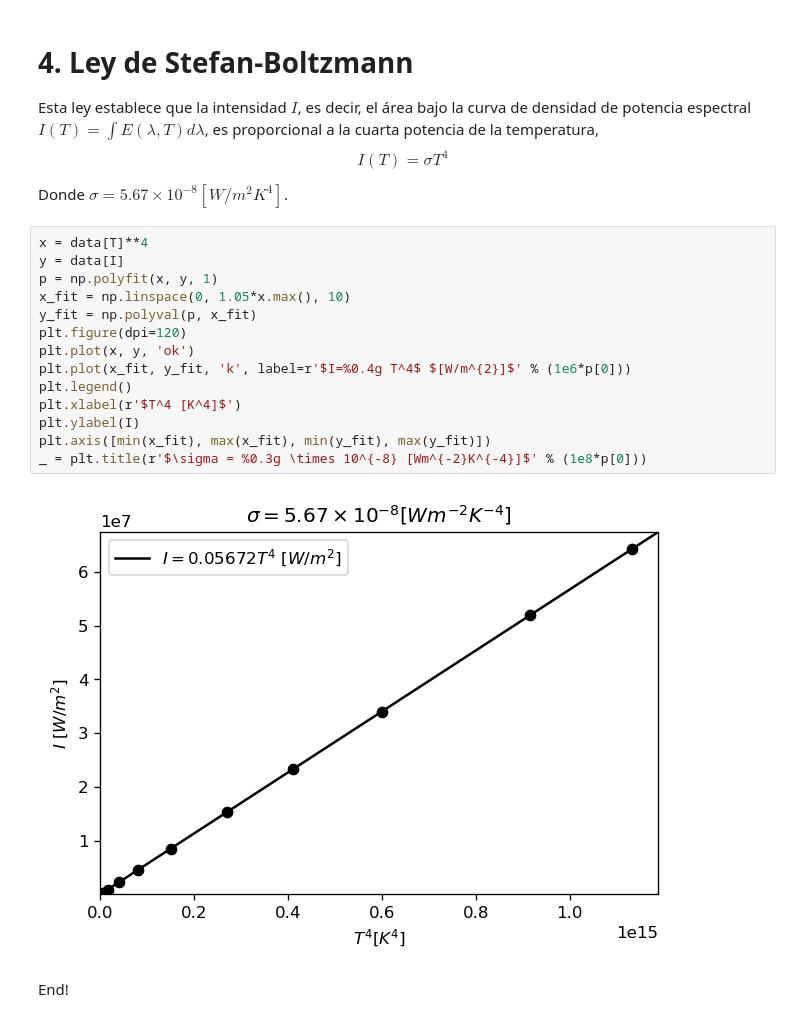
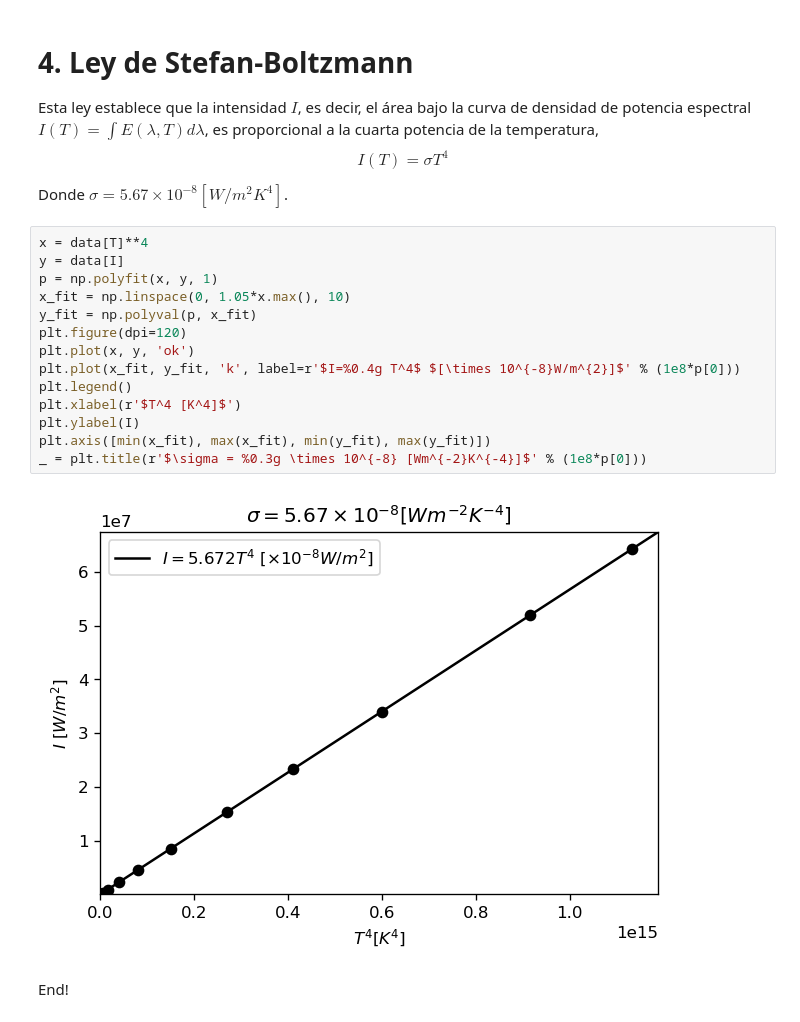
Before and after one commit to davidalejandromiranda/laboratorios-fisica, a Jupyter notebook: f3/i5_Radiacion_cuerpo_negro_datos_PhET.ipynb, the cells around one changed output. Saved outputs shown, nothing was run; the diff lists cells and outputs as text.

```diff
--- a/f3/i5_Radiacion_cuerpo_negro_datos_PhET.ipynb
+++ b/f3/i5_Radiacion_cuerpo_negro_datos_PhET.ipynb
@@ -95,18 +95,18 @@ Donde $\sigma = 5.67\times 10^{-8} [W/m^2K^4]$.
 # %%
 x = data[T]**4
 y = data[I]
 p = np.polyfit(x, y, 1)
 x_fit = np.linspace(0, 1.05*x.max(), 10)
 y_fit = np.polyval(p, x_fit)
 plt.figure(dpi=120)
 plt.plot(x, y, 'ok')
-plt.plot(x_fit, y_fit, 'k', label=r'$I=%0.4g T^4$ $[W/m^{2}]$' % (1e6*p[0]))
+plt.plot(x_fit, y_fit, 'k', label=r'$I=%0.4g T^4$ $[\times 10^{-8}W/m^{2}]$' % (1e8*p[0]))
 plt.legend()
 plt.xlabel(r'$T^4 [K^4]$')
 plt.ylabel(I)
 plt.axis([min(x_fit), max(x_fit), min(y_fit), max(y_fit)])
 _ = plt.title(r'$\sigma = %0.3g \times 10^{-8} [Wm^{-2}K^{-4}]$' % (1e8*p[0]))
 # %% [output]
-[figure, old version]
+[figure, new version]
 # %% [markdown]
 End!
```
